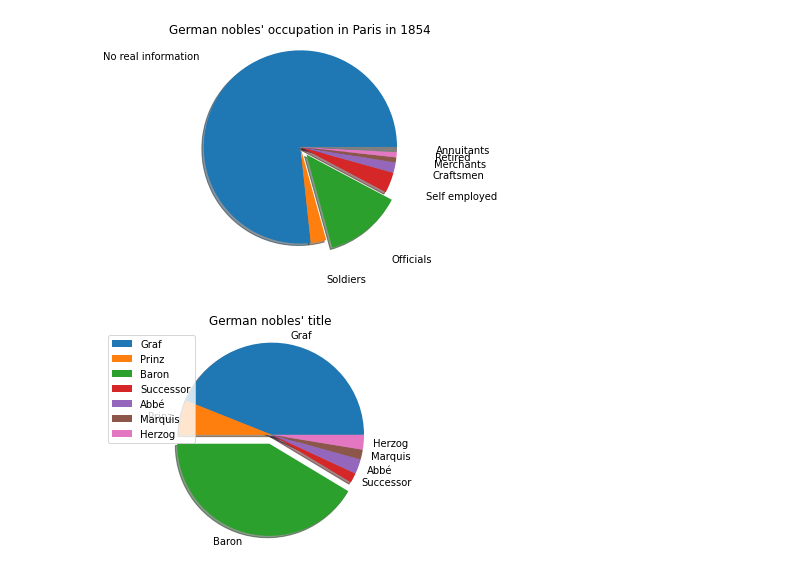
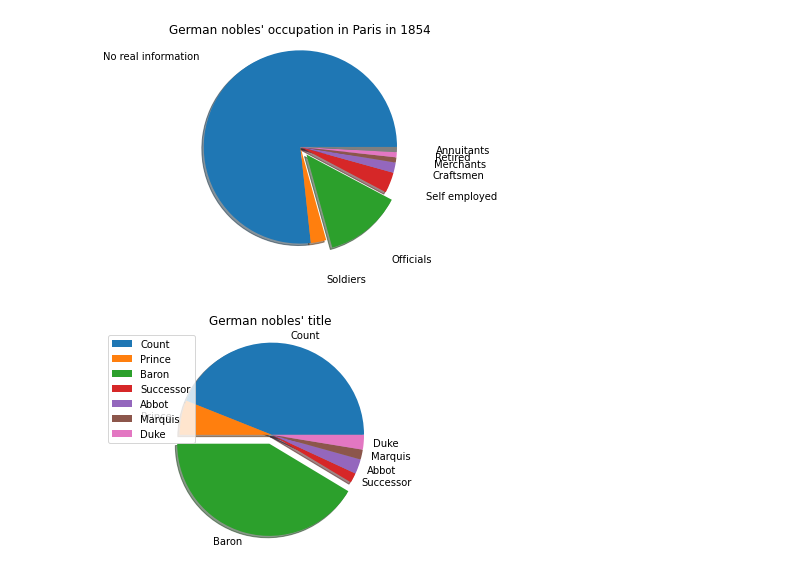
Before and after one commit to geraldkembellec/ScientificCommitteeAnalytics, a Jupyter notebook: Adressbuch_nobles.ipynb, the cells around one changed output. Saved outputs shown, nothing was run; the diff lists cells and outputs as text; code cells hidden in the pictures.

```diff
--- a/Adressbuch_nobles.ipynb
+++ b/Adressbuch_nobles.ipynb
@@ -3,7 +39,7 @@
 # %%
-# load the pandas library : to play with tables & figures
-import pandas as pd
-url = 'http://geraldkembellec.scienceontheweb.net/Deutsche_Noblen_in_Paris_im_Jahr_1854-2.csv'
+# url = 'http://geraldkembellec.scienceontheweb.net/Deutsche_Noblen_in_Paris_im_Jahr_1854-2.csv'
+url = 'http://geraldkembellec.scienceontheweb.net/maj_adressbuch_nobles.csv'
+# load a CSV file dataframe
 # load a CSV file dataframe
 # values separated by "," sign
 # data is the name of the dataframe
@@ -12,7 +48,7 @@ data = pd.read_csv(url,sep = ';')
 columns_number=data.shape[1]
 # count numbers of nobles
 noble_number=data.shape[0]
-print("In the 1854 Adressbuch database we found",noble_number,"german nobles in Paris")
-print("here you can see a sample of the dataset")
+print("In the 1854 Adressbuch dataset we found",noble_number,"german nobles in Paris")
+print("here you can see a sample of the dataset :")
 data
 # %% [output]
@@ -107,18 +164,22 @@ In the dataset of noble German in Paris in 1854, dealing with 'la Légion d'honn
 - 1 had 'grand officier' grade
 - and none had 'Commander' or 'Grand-Croix' grade
 # %%
-# i is a counter for nobles without "Légion d'honneur"
+# i is a counter for nobles with "Légion d'honneur"
+# and j is a counter for nobles without "Légion d'honneur"
 i=0
+j=0
 ldh_noble = []
 decorations = []
-for monindex, ligne in data.iterrows():
+# Include a nice HTML subtitle
+display(HTML('<h2>List of german nobles with "Légion d\'honneur" </h2>'))
+for myindex, ligne in data.iterrows():
   # move "von" before the familly name
   chaine = ligne["surname"]
   chaine2=chaine.replace(" von", "")
   familly_name="von "+chaine2
   taille_legion=len(str(ligne["legion_d_honneur"]))
   if taille_legion > 3:
-    #print("chiffre sensé être > 3 : ",taille_legion)
+    i=i+1
     taille_firstname = len(str(ligne["first_name"]))
     decorations.append(ligne["legion_d_honneur"])
     # 3 is the size for NaN type
@@ -129,10 +190,12 @@ for monindex, ligne in data.iterrows():
       print(ligne["title"]+" "+familly_name+", "+ligne["first_name"]+", "+ligne["military_status"]+", "+ligne["legion_d_honneur"])
       current = { "id":ligne["id"],"first_name=":ligne["first_name"],"legion_grade":ligne["legion_d_honneur"]}
   else:
-    i=i+1
+    # if people has no lgh
+    j=j+1
   ldh_noble.append(current)
 #print(ldh_noble)
 #print(decorations)
 nb_lgh=i
-print("There were",nb_lgh,"nobles without 'Légion d'honneur' on the population of",noble_number)
+nb_without_lgh=j
+print("There were",nb_lgh,"nobles with 'Légion d'honneur' on the population of",noble_number)
 # %% [output]
@@ -261,35 +320,35 @@ for i,ligne in data.iterrows():
     #print("Herzog or Herzogin")
     title_nobles.append('Herzog or Herzogin')
   else:
     title_nobles.append(current_title)
     print("hum : "+current_title)
 #print(title_nobles)
-nobles_status=['Graf',
-               'Prinz',
+nobles_status=['Count',
+               'Prince',
                'Baron',
                'Successor',
-               'Abbé',
+               'Abbot',
                'Marquis',
-               'Herzog'
+               'Duke'
               ]
 nobles_status_list = [
                       title_nobles.count('Graf or Gräfin'),
                       title_nobles.count('Prinz or Prinzessin'),
                       title_nobles.count('Baron or Baronnin'),
                       title_nobles.count('Successor'),
                       title_nobles.count('Abbe'),
                       title_nobles.count('Marquis or Marquise'),
                       title_nobles.count('Herzog or Herzogin'),
                       ]
 #print(nobles_status_list)
 labels = nobles_status
 sizes = nobles_status_list
 fig1, ax1 = plt.subplots()
 explode = (0, 0, 0.1, 0, 0, 0, 0)  # only "explode" the 2nd slice
 ax1.pie(sizes, explode=explode,labels=labels,shadow=True, labeldistance = 1.1)
 ax1.axis('equal')  # Equal aspect ratio ensures that pie is drawn as a circle.
 plt.title("German nobles' title")
 plt.legend()
 plt.show()
 # %% [output]
-[figure, old version]
+[figure, new version]
```
Also changed, not shown: parts of 15 cells of this notebook.
